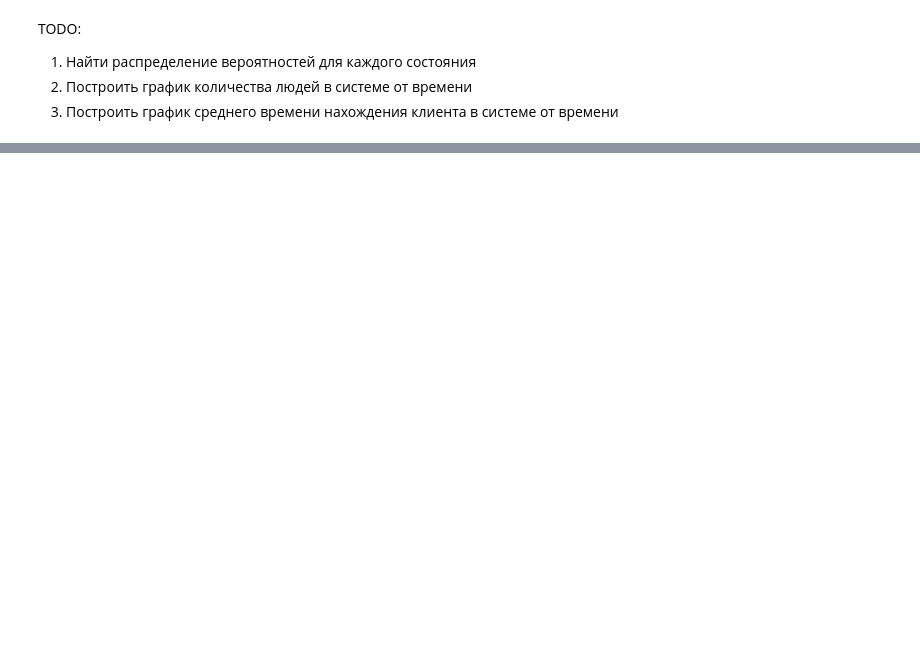
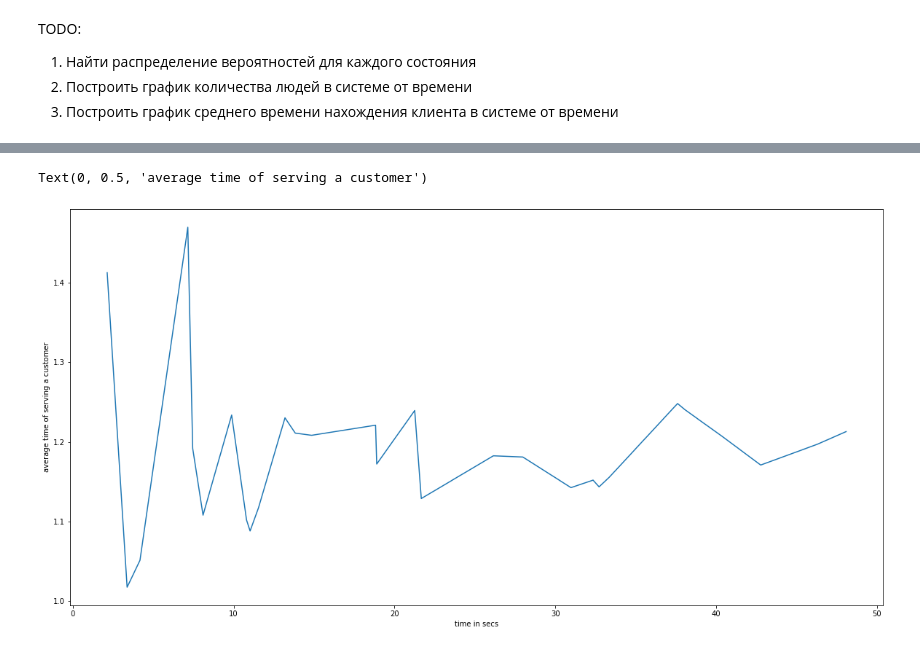
Before and after one commit to a13xbb/shoe-shine-shop, a Jupyter notebook: shop.ipynb, the cells around one changed output, grey strips where cells are left out. Saved outputs shown, nothing was run; the diff lists cells and outputs as text; code cells hidden in the pictures; blank space fills up the shorter version.

```diff
--- a/shop.ipynb
+++ b/shop.ipynb
@@ -166,0 +186,14 @@ pi_b1 ~ 0.504
+# %%
+x = []
+y = []
+for client in clients_list:
+    x.append(client.finish_time)
+    y.append((client.finish_time - client.start_time + sum(y)) / (len(y) + 1) )
+# %%
+plt.figure(figsize=(20, 10))
+plt.plot(x, y)
+plt.xlabel('time in secs')
+plt.ylabel('average time of serving a customer')
+# %% [output]
+Text(0, 0.5, 'average time of serving a customer')
+[figure, added]
```
Also changed, not shown: parts of 7 cells of this notebook.
